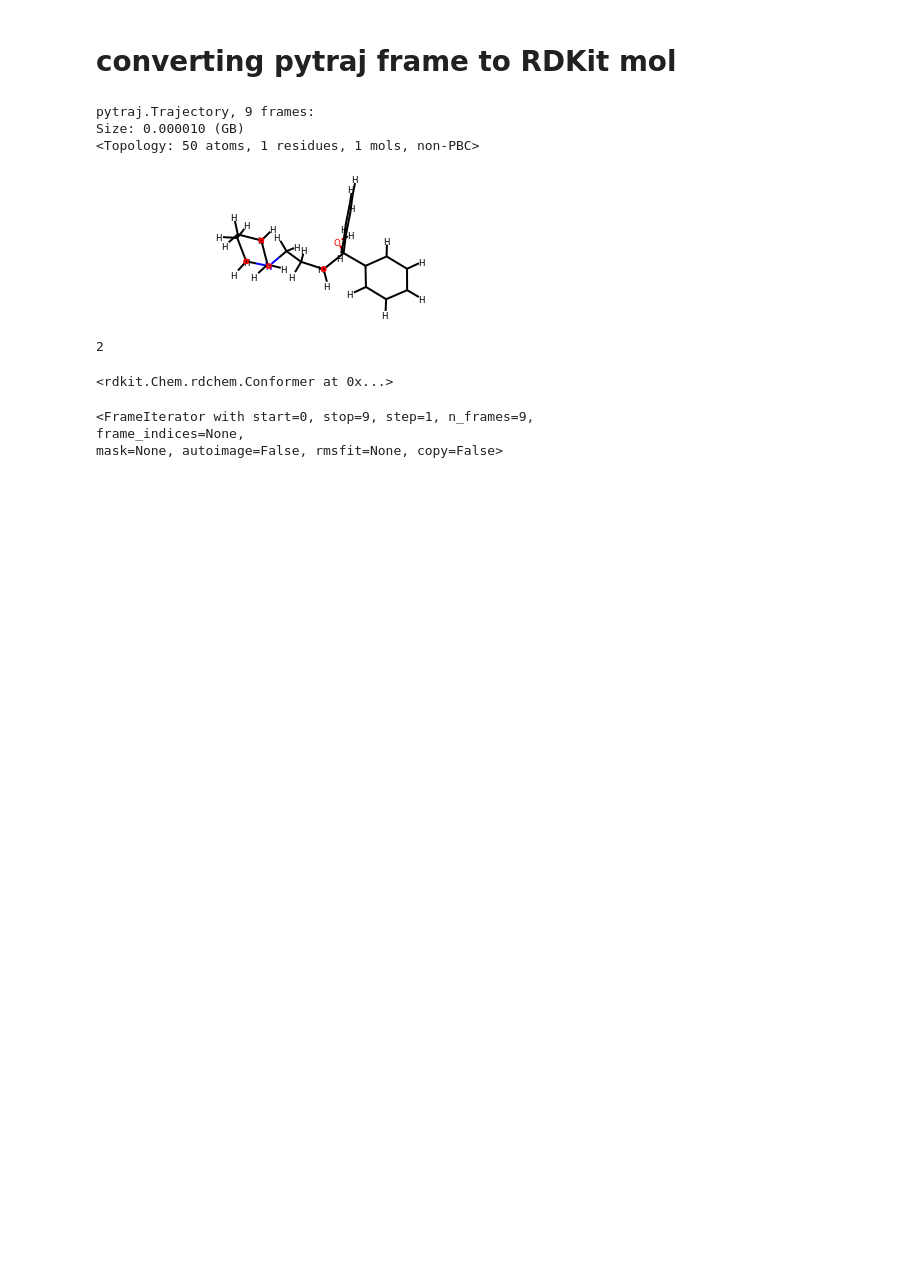
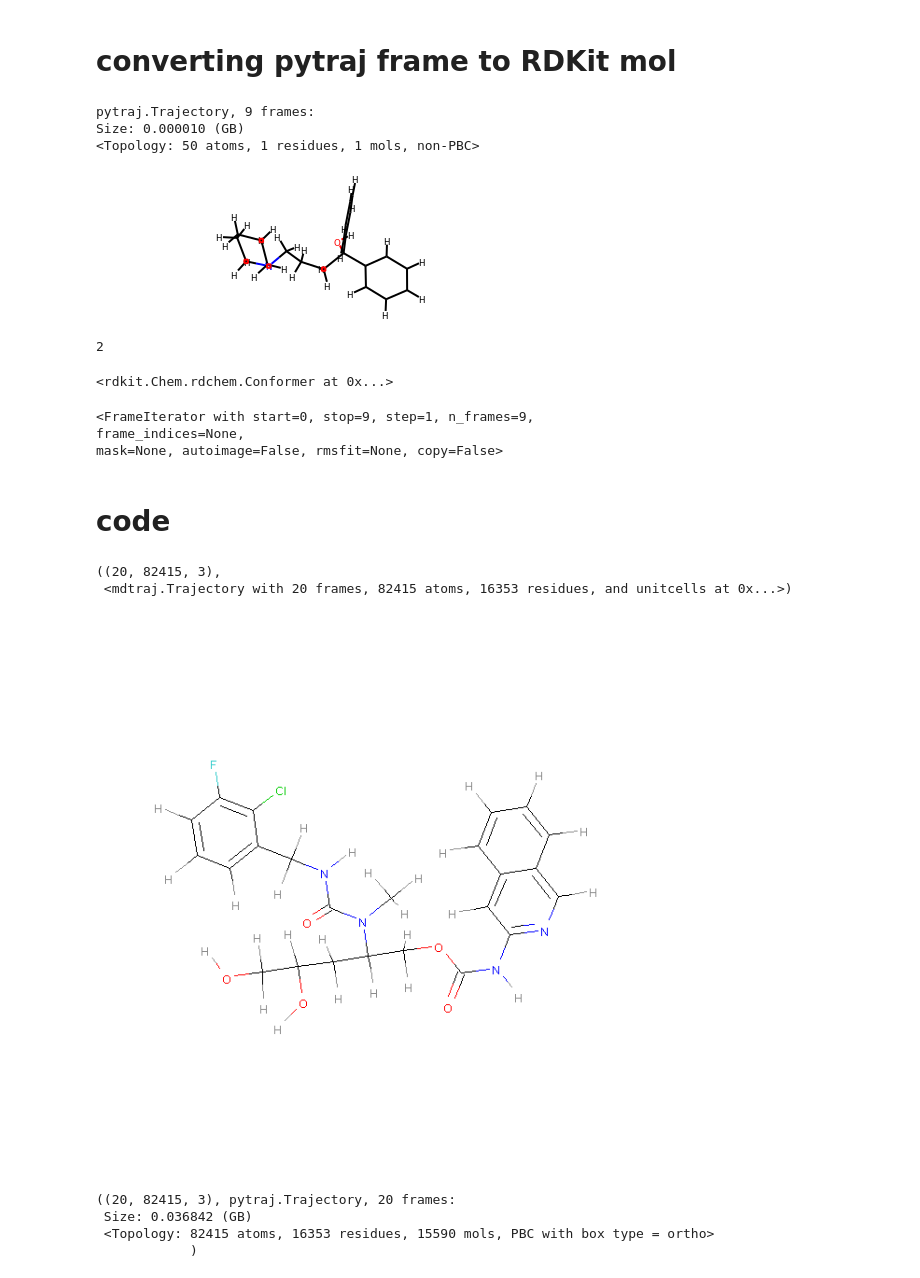
Before and after one commit to chemosim-lab/ProLIF, a Jupyter notebook: notebooks/md_trajectory.ipynb, the cells around one changed output. Saved outputs shown, nothing was run; the diff lists cells and outputs as text; code cells hidden in the pictures; blank space fills up the shorter version.

Commit message:
topology and trajectory reader

```diff
--- a/notebooks/md_trajectory.ipynb
+++ b/notebooks/md_trajectory.ipynb
@@ -392,3 +393,5 @@ traj.iterframe()
 <FrameIterator with start=0, stop=9, step=1, n_frames=9,
 frame_indices=None,
 mask=None, autoimage=False, rmsfit=None, copy=False>
+# %% [markdown]
+# code
@@ -394,0 +416,23 @@ mask=None, autoimage=False, rmsfit=None, copy=False>
+# %%
+trajfile = "/nfs/jeroboam/cedric/bitter/MD/T2R46/run1/cpx_05_heat.nc"; kwargs = {"top":"/nfs/jeroboam/cedric/bitter/MD/T2R46/run1/cpx.parm7"}
+#trajfile = "/home/cbouy/Downloads/SMM2_CK571_MD.mol2"; kwargs={}
+# %%
+trajm = md.load(trajfile, **kwargs)
+trajm.xyz.shape, trajm
+# %% [output]
+((20, 82415, 3),
+ <mdtraj.Trajectory with 20 frames, 82415 atoms, 16353 residues, and unitcells at 0x...>)
+# %%
+molm = prolif.Trajectory.from_mdtraj(trajm[:2])
+for mm in molm: pass
+Chem.Draw.MolToImage(molm, size=(600,600))
+# %% [output]
+[figure, added]
+# %%
+traj = pt.load(trajfile, **kwargs)
+traj.xyz.shape, traj
+# %% [output]
+((20, 82415, 3), pytraj.Trajectory, 20 frames:
+ Size: 0.036842 (GB)
+ <Topology: 82415 atoms, 16353 residues, 15590 mols, PBC with box type = ortho>
+            )
```
Also changed, not shown: parts of 11 cells of this notebook, 10 other files.
